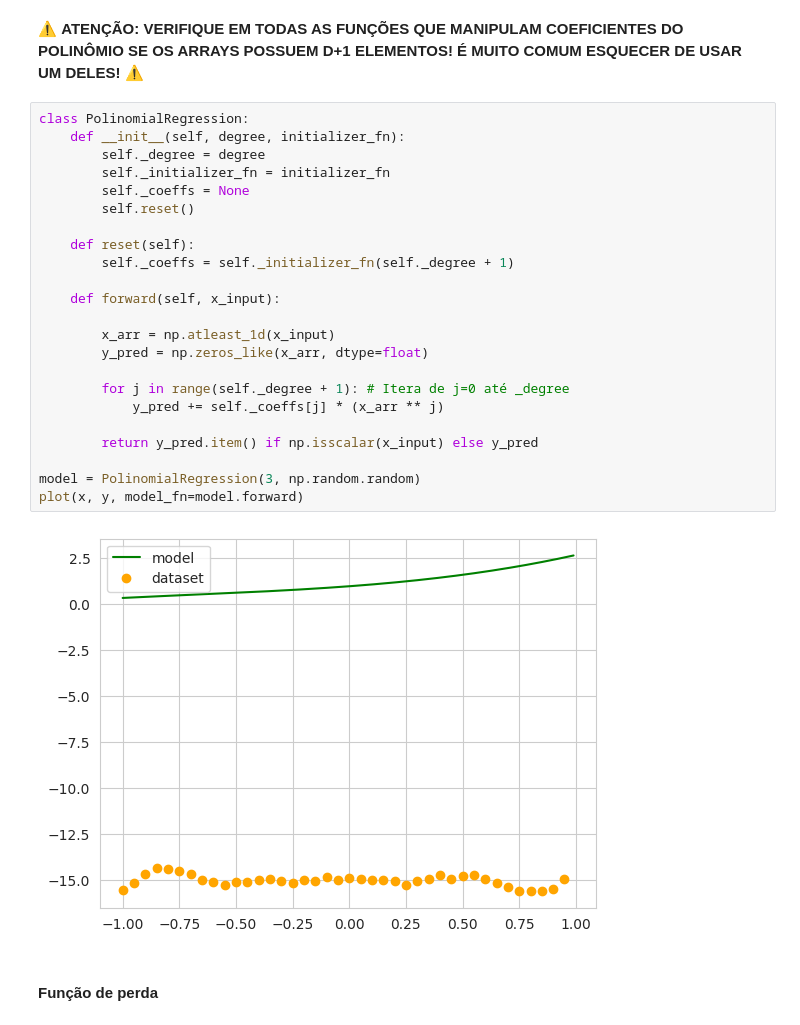
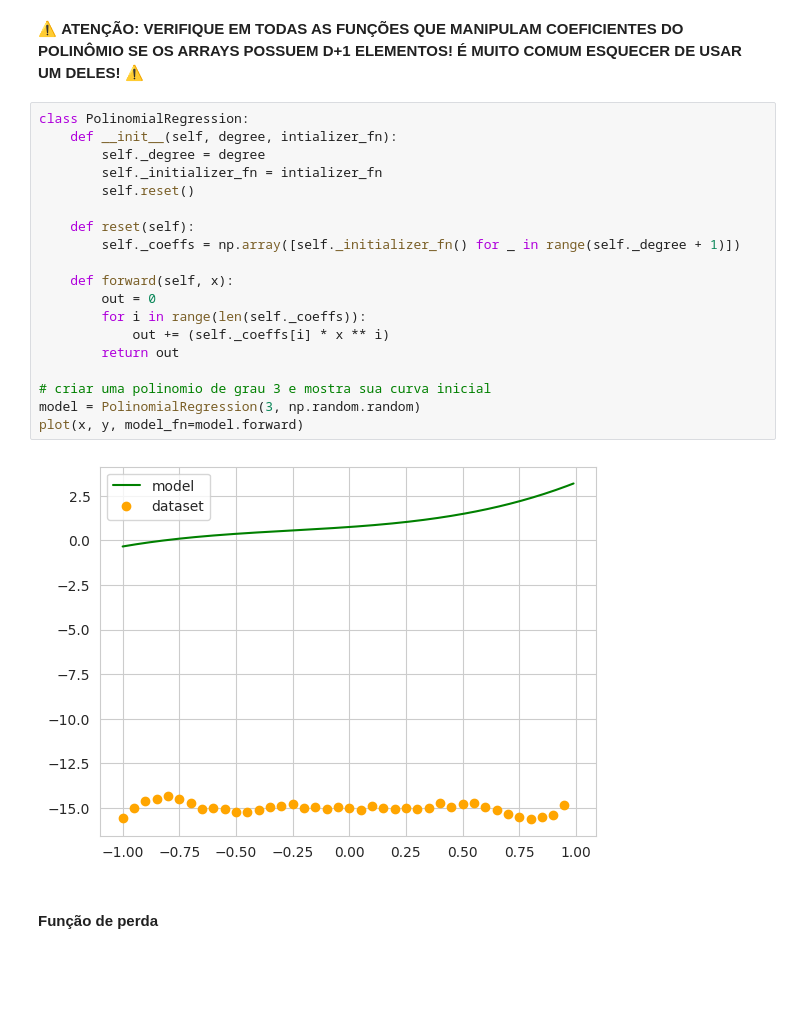
Before and after one commit to hygo2025/rna, a Jupyter notebook: 08_regression_especificacao.ipynb, the cells around one changed output. Saved outputs shown, nothing was run; the diff lists cells and outputs as text; blank space fills up the shorter version.

```diff
--- a/08_regression_especificacao.ipynb
+++ b/08_regression_especificacao.ipynb
@@ -442,29 +379,25 @@ $$
 ⚠️ **ATENÇÃO: VERIFIQUE EM TODAS AS FUNÇÕES QUE MANIPULAM COEFICIENTES DO POLINÔMIO SE OS ARRAYS POSSUEM D+1 ELEMENTOS! É MUITO COMUM ESQUECER DE USAR UM DELES!** ⚠️
 # %%
 class PolinomialRegression:
-    def __init__(self, degree, initializer_fn):
+    def __init__(self, degree, intializer_fn):
         self._degree = degree
-        self._initializer_fn = initializer_fn
-        self._coeffs = None
+        self._initializer_fn = intializer_fn
         self.reset()
 
     def reset(self):
-        self._coeffs = self._initializer_fn(self._degree + 1)
+        self._coeffs = np.array([self._initializer_fn() for _ in range(self._degree + 1)])
 
-    def forward(self, x_input):
+    def forward(self, x):
+        out = 0
+        for i in range(len(self._coeffs)):
+            out += (self._coeffs[i] * x ** i)
+        return out
 
-        x_arr = np.atleast_1d(x_input)
-        y_pred = np.zeros_like(x_arr, dtype=float)
-
-        for j in range(self._degree + 1): # Itera de j=0 até _degree
-            y_pred += self._coeffs[j] * (x_arr ** j)
-
-        return y_pred.item() if np.isscalar(x_input) else y_pred
-
+# criar uma polinomio de grau 3 e mostra sua curva inicial
 model = PolinomialRegression(3, np.random.random)
 plot(x, y, model_fn=model.forward)
 # %% [output]
-[figure, old version]
+[figure, new version]
 # %% [markdown]
 #### Função de perda
 # %% [markdown]
```
Also changed, not shown: parts of 10 cells of this notebook, 1 other file.
